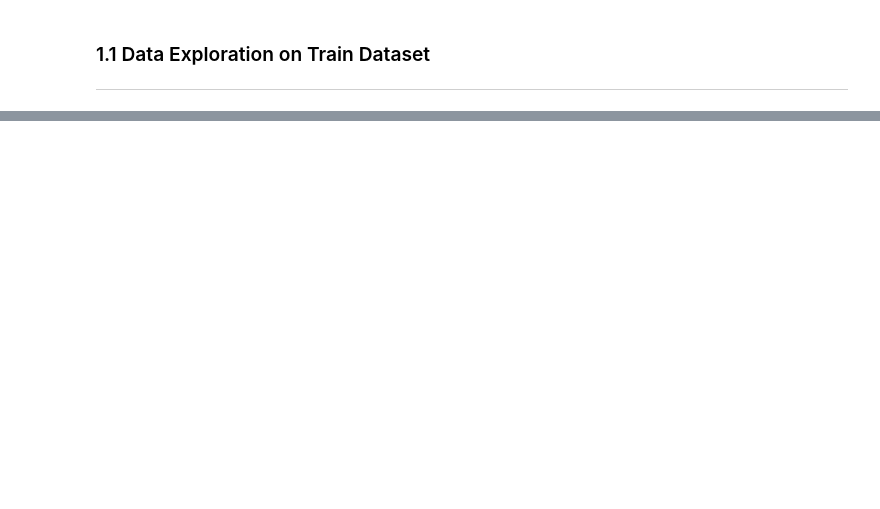
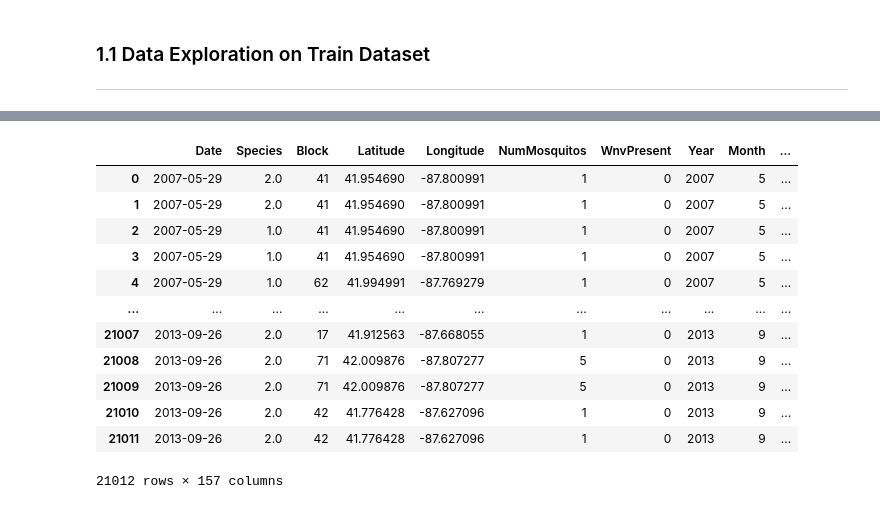
Before and after one commit to henrioei/Binary-Classification-on-West-Nile-Virus, a Jupyter notebook: Project_4_West_Nile_Virus_Terence.ipynb, the cells around one changed output, grey strips where cells are left out. Cells and saved outputs as stored; diff of their text form; code cells hidden in the pictures; blank space fills up the shorter version.

```diff
--- a/Project_4_West_Nile_Virus_Terence.ipynb
+++ b/Project_4_West_Nile_Virus_Terence.ipynb
@@ -295,0 +170,2 @@ dtype: float64
+# %%
+df_train = pd.merge(df_train, df_weather , on=['Date', 'Year', 'WeekofYear', 'Month'] , how = 'left')
@@ -295,0 +232,16 @@ dtype: float64
+# %%
+df_train_processed
+# %% [output]
+|  | Date | Species | Block | Latitude | Longitude | NumMosquitos | WnvPresent | Year | Month | ... |
+| 0 | 2007-05-29 | 2.0 | 41 | 41.954690 | -87.800991 | 1 | 0 | 2007 | 5 | ... |
+| 1 | 2007-05-29 | 2.0 | 41 | 41.954690 | -87.800991 | 1 | 0 | 2007 | 5 | ... |
+| 2 | 2007-05-29 | 1.0 | 41 | 41.954690 | -87.800991 | 1 | 0 | 2007 | 5 | ... |
+| 3 | 2007-05-29 | 1.0 | 41 | 41.954690 | -87.800991 | 1 | 0 | 2007 | 5 | ... |
+| 4 | 2007-05-29 | 1.0 | 62 | 41.994991 | -87.769279 | 1 | 0 | 2007 | 5 | ... |
+| ... | ... | ... | ... | ... | ... | ... | ... | ... | ... | ... |
+| 21007 | 2013-09-26 | 2.0 | 17 | 41.912563 | -87.668055 | 1 | 0 | 2013 | 9 | ... |
+| 21008 | 2013-09-26 | 2.0 | 71 | 42.009876 | -87.807277 | 5 | 0 | 2013 | 9 | ... |
+| 21009 | 2013-09-26 | 2.0 | 71 | 42.009876 | -87.807277 | 5 | 0 | 2013 | 9 | ... |
+| 21010 | 2013-09-26 | 2.0 | 42 | 41.776428 | -87.627096 | 1 | 0 | 2013 | 9 | ... |
+| 21011 | 2013-09-26 | 2.0 | 42 | 41.776428 | -87.627096 | 1 | 0 | 2013 | 9 | ... |
+21012 rows × 157 columns
```
Also changed, not shown: parts of 69 cells of this notebook.
